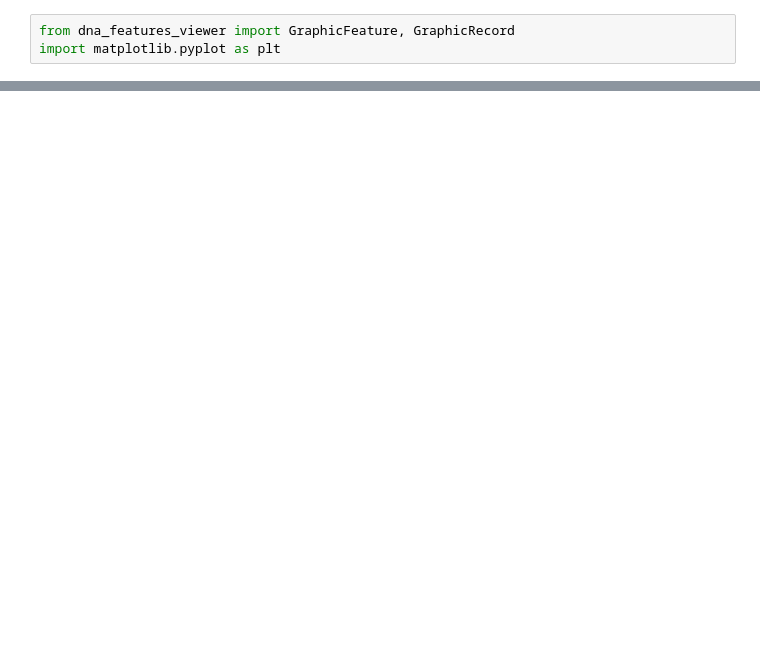
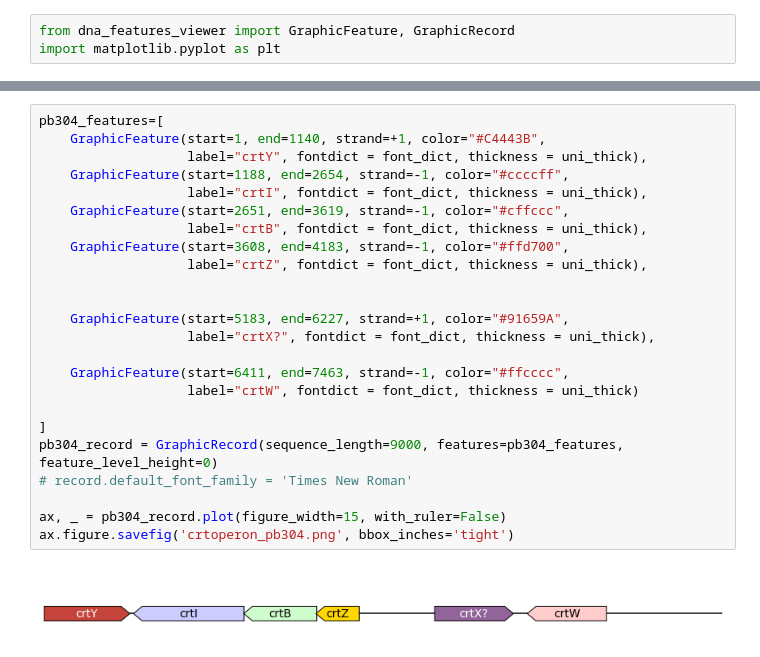
Before and after one commit to DarrenKey/Astaxanthin-RD1-Project, a Jupyter notebook: python-scripts/OperonCreation.ipynb, the cells around one changed output, grey strips where cells are left out. Drawn from its saved outputs; the diff is of its cells as text; blank space fills up the shorter version.

```diff
--- a/python-scripts/OperonCreation.ipynb
+++ b/python-scripts/OperonCreation.ipynb
@@ -85,0 +83,26 @@ ax.figure.savefig('crtoperon_faciens.png', bbox_inches='tight')
+# %%
+pb304_features=[
+    GraphicFeature(start=1, end=1140, strand=+1, color="#C4443B",
+                   label="crtY", fontdict = font_dict, thickness = uni_thick),
+    GraphicFeature(start=1188, end=2654, strand=-1, color="#ccccff",
+                   label="crtI", fontdict = font_dict, thickness = uni_thick),
+    GraphicFeature(start=2651, end=3619, strand=-1, color="#cffccc",
+                   label="crtB", fontdict = font_dict, thickness = uni_thick),
+    GraphicFeature(start=3608, end=4183, strand=-1, color="#ffd700",
+                   label="crtZ", fontdict = font_dict, thickness = uni_thick),
+
+
+    GraphicFeature(start=5183, end=6227, strand=+1, color="#91659A",
+                   label="crtX?", fontdict = font_dict, thickness = uni_thick),
+
+    GraphicFeature(start=6411, end=7463, strand=-1, color="#ffcccc",
+                   label="crtW", fontdict = font_dict, thickness = uni_thick)
+
+]
+pb304_record = GraphicRecord(sequence_length=9000, features=pb304_features, feature_level_height=0)
+# record.default_font_family = 'Times New Roman'
+
+ax, _ = pb304_record.plot(figure_width=15, with_ruler=False)
+ax.figure.savefig('crtoperon_pb304.png', bbox_inches='tight')
+# %% [output]
+[figure, added]
```
Also changed, not shown: parts of 5 cells of this notebook.
